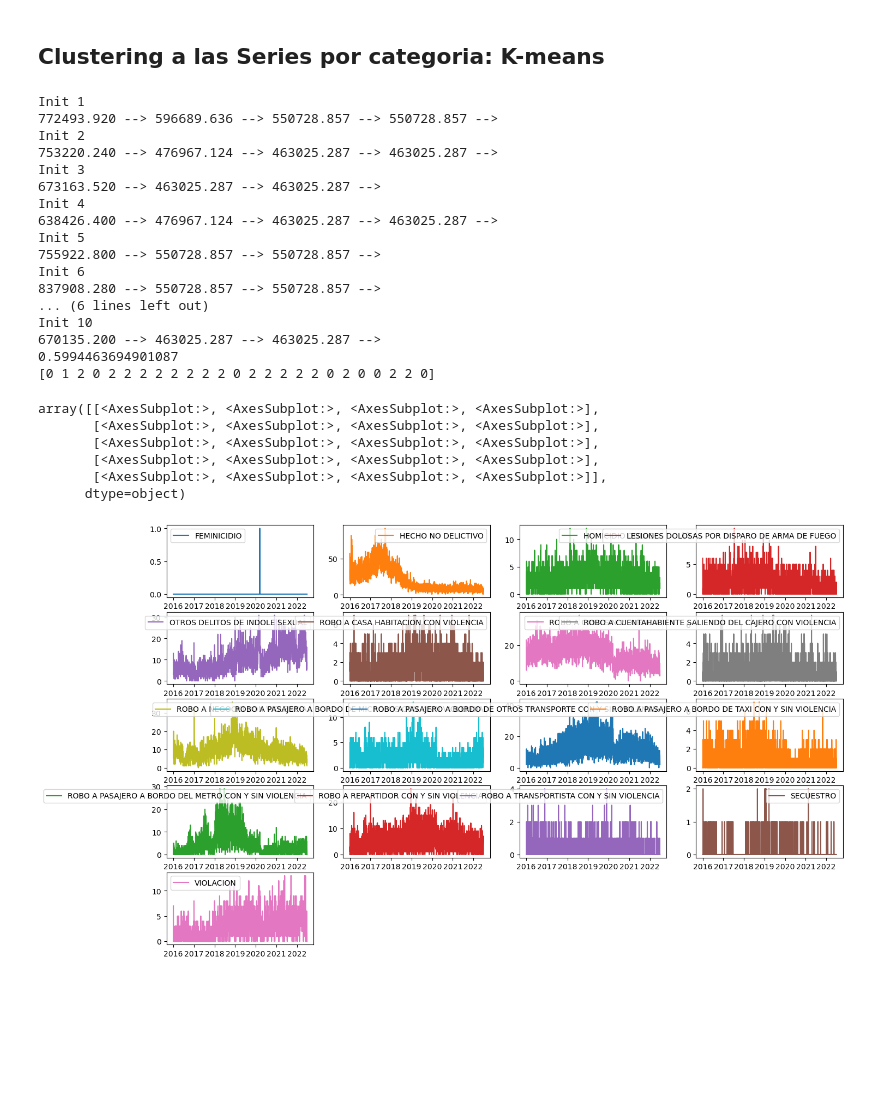
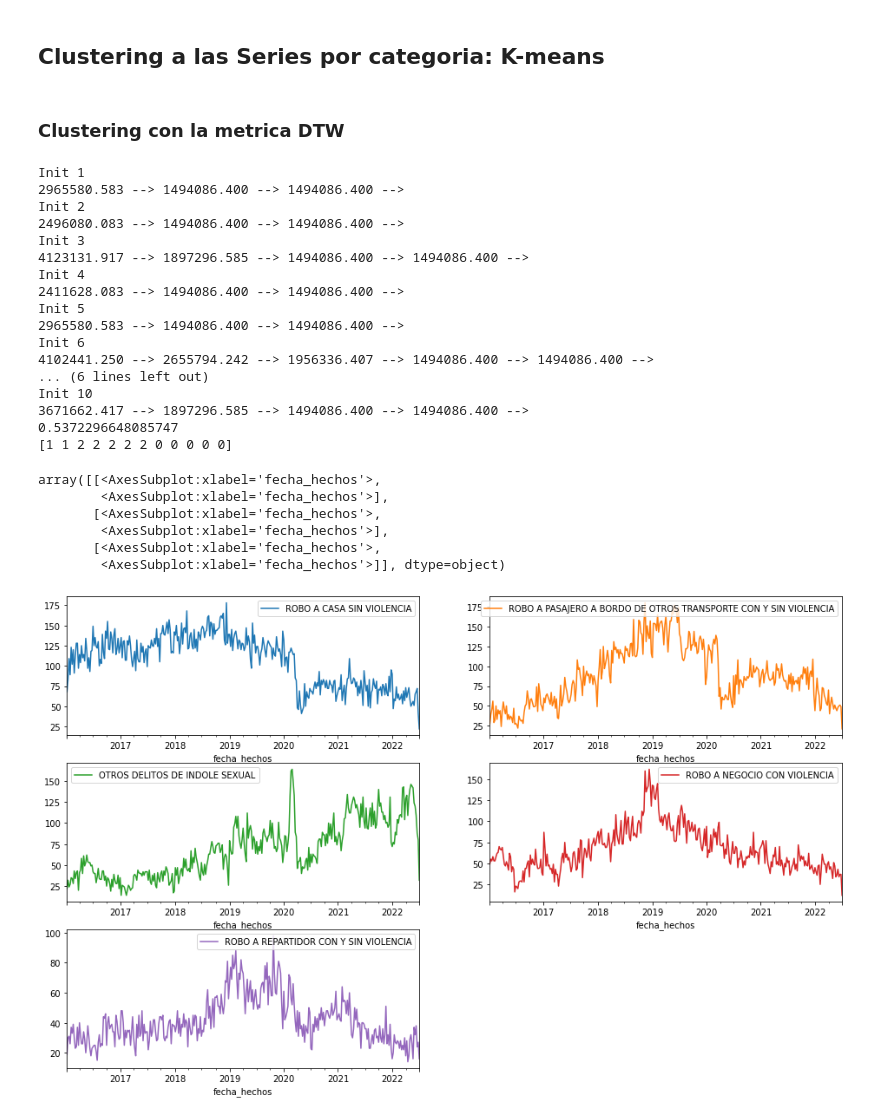
Before and after one commit to JoshiLeal/Metodos_de_DL_para_pronostico_de_series_de_tiempo_multivariadas, a Jupyter notebook: Notebooks/FGJ_Carpetas_Homo_EDA.ipynb, the cells around one changed output. Drawn from its saved outputs; the diff is of its cells as text; code cells hidden in the pictures; blank space fills up the shorter version.

```diff
--- a/Notebooks/FGJ_Carpetas_Homo_EDA.ipynb
+++ b/Notebooks/FGJ_Carpetas_Homo_EDA.ipynb
@@ -345,4 +331,3 @@ Suma movil semanal por categoria de delito.
 # %%
-cat_x_semana = FGJ_carpetas.pivot_table("Unnamed: 0",columns="categoria_delito_homo", aggfunc=np.size, fill_value=0,
+ts_semana = FGJ_carpetas.pivot_table("delito",columns="categoria_delito_homo", aggfunc=np.size, fill_value=0,
                                         index=FGJ_carpetas['fecha_hechos'].dt.to_period('W'))
-cat_x_semana.rolling(52).sum().plot(figsize=(12, 30), subplots=True, layout=(-1, 3), sharex=False, sharey=False)
@@ -367,0 +334,4 @@ array([[<AxesSubplot:xlabel='fecha_hechos'>,
+# %%
+idx_week=np.where(ts_semana.index.week==53)[0]
+ts_semana.iloc[idx_week+1,:]=np.ceil((np.array(ts_semana.iloc[idx_week,:])+np.array(ts_semana.iloc[idx_week+1,:]))/2)
+ts_semana=ts_semana.loc[ts_semana.index.week!=53,:]
@@ -377,2 +404,5 @@ NameError: name 'cat_x_hora' is not defined
+# %%
+top_cat=FGJ_carpetas['categoria_delito_homo'].value_counts().index[1:14]
+cat = top_cat[top_cat!="HECHO NO DELICTIVO"]
 # %%
 def scale_df(df,axis=0):
@@ -495,36 +548,38 @@ cat_x_dia = FGJ_carpetas.pivot_table("Unnamed: 0",columns="categoria_delito_homo
+# %% [markdown]
+### Clustering con la metrica DTW
 # %%
 km_euc = TimeSeriesKMeans(n_clusters=3,
                           verbose=2,
                           n_init=10,
-                          metric="euclidean").fit(cat_x_dia.transpose())
+                          metric="euclidean").fit(ts_semana.loc[:,cat].transpose())
 labels_euc = km_euc.labels_
-print(silhouette_score(cat_x_dia.transpose(), labels_euc, metric="euclidean"))
+print(silhouette_score(ts_semana.loc[:,cat].transpose(), labels_euc, metric="euclidean"))
 print(labels_euc)
 # %% [output]
 Init 1
-772493.920 --> 596689.636 --> 550728.857 --> 550728.857 -->
+2965580.583 --> 1494086.400 --> 1494086.400 -->
 Init 2
-753220.240 --> 476967.124 --> 463025.287 --> 463025.287 -->
+2496080.083 --> 1494086.400 --> 1494086.400 -->
 Init 3
-673163.520 --> 463025.287 --> 463025.287 -->
+4123131.917 --> 1897296.585 --> 1494086.400 --> 1494086.400 -->
 Init 4
-638426.400 --> 476967.124 --> 463025.287 --> 463025.287 -->
+2411628.083 --> 1494086.400 --> 1494086.400 -->
 Init 5
-755922.800 --> 550728.857 --> 550728.857 -->
+2965580.583 --> 1494086.400 --> 1494086.400 -->
 Init 6
-837908.280 --> 550728.857 --> 550728.857 -->
+4102441.250 --> 2655794.242 --> 1956336.407 --> 1494086.400 --> 1494086.400 -->
 ... (6 lines left out)
 Init 10
-670135.200 --> 463025.287 --> 463025.287 -->
-0.5994463694901087
-[0 1 2 0 2 2 2 2 2 2 2 2 0 2 2 2 2 2 0 2 0 0 2 2 0]
+3671662.417 --> 1897296.585 --> 1494086.400 --> 1494086.400 -->
+0.5372296648085747
+[1 1 2 2 2 2 2 0 0 0 0 0]
 # %%
-cat_x_dia.iloc[:,labels_euc==2].plot(figsize=(16, 10), subplots=True, layout=(-1, 4), sharex=False, sharey=False)
+ts_semana.loc[:,cat].iloc[:,labels_euc==0].plot(figsize=(16, 10), subplots=True, layout=(-1, 2), sharex=False, sharey=False)
 # %% [output]
-array([[<AxesSubplot:>, <AxesSubplot:>, <AxesSubplot:>, <AxesSubplot:>],
-       [<AxesSubplot:>, <AxesSubplot:>, <AxesSubplot:>, <AxesSubplot:>],
-       [<AxesSubplot:>, <AxesSubplot:>, <AxesSubplot:>, <AxesSubplot:>],
-       [<AxesSubplot:>, <AxesSubplot:>, <AxesSubplot:>, <AxesSubplot:>],
-       [<AxesSubplot:>, <AxesSubplot:>, <AxesSubplot:>, <AxesSubplot:>]],
-      dtype=object)
+array([[<AxesSubplot:xlabel='fecha_hechos'>,
+        <AxesSubplot:xlabel='fecha_hechos'>],
+       [<AxesSubplot:xlabel='fecha_hechos'>,
+        <AxesSubplot:xlabel='fecha_hechos'>],
+       [<AxesSubplot:xlabel='fecha_hechos'>,
+        <AxesSubplot:xlabel='fecha_hechos'>]], dtype=object)
-[figure, old version]
+[figure, new version]
```
Also changed, not shown: parts of 57 cells of this notebook.
